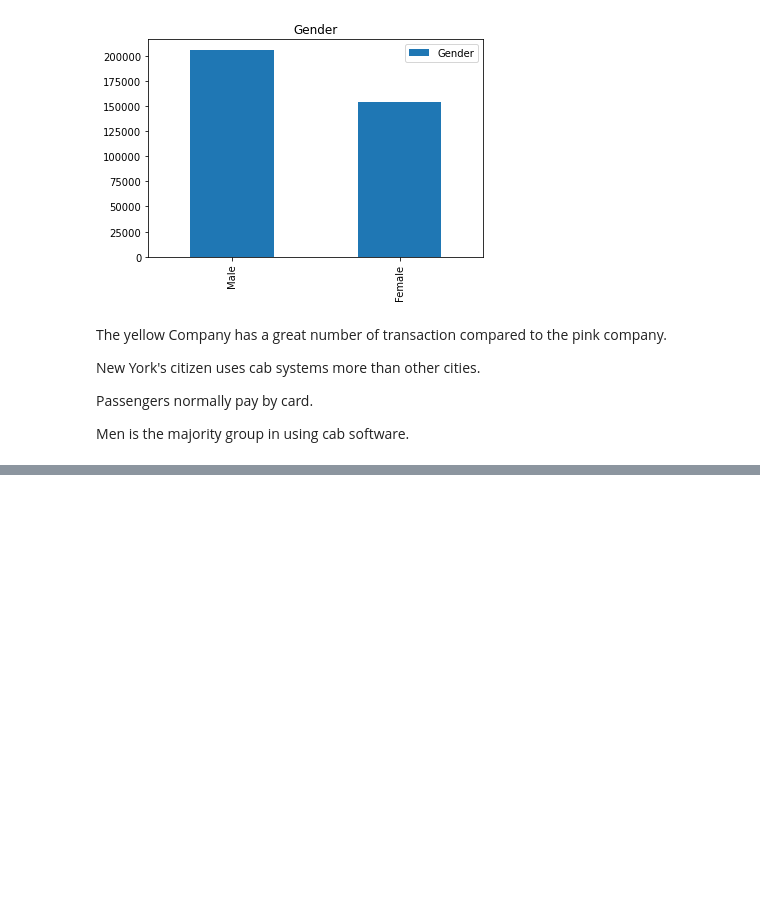
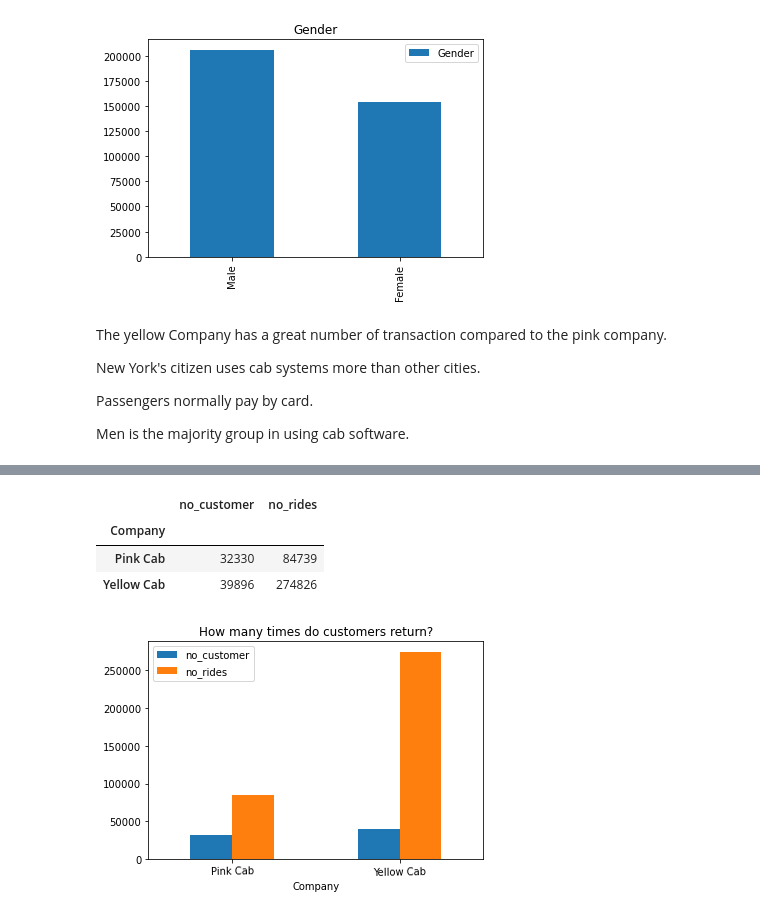
Before and after one commit to MohsenBah/G2M_Insight_Cab_Investment, a Jupyter notebook: G2M_insights.ipynb, the cells around one changed output, grey strips where cells are left out. Cells and saved outputs as stored; diff of their text form; code cells hidden in the pictures; blank space fills up the shorter version.

```diff
--- a/G2M_insights.ipynb
+++ b/G2M_insights.ipynb
@@ -355,0 +395,14 @@ Men is the majority group in using cab software.
+# %%
+df2 = cab_data.groupby(by=[ "Company"]).agg(no_customer=('Customer ID',
+                                                             'nunique'),no_rides=('Customer ID',
+                                                             'count'))
+df2
+# %% [output]
+|  | no_customer | no_rides |
+| Company |  |  |
+| Pink Cab | 32330 | 84739 |
+| Yellow Cab | 39896 | 274826 |
+# %%
+df2.plot.bar(rot=True, title='How many times do customers return?');
+# %% [output]
+[figure, added]
```
Also changed, not shown: parts of 19 cells of this notebook.
